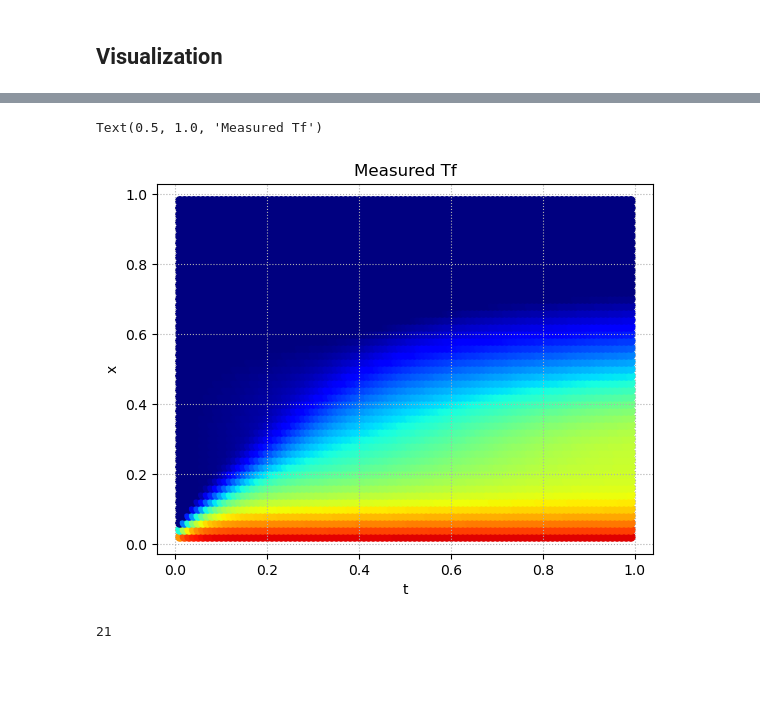
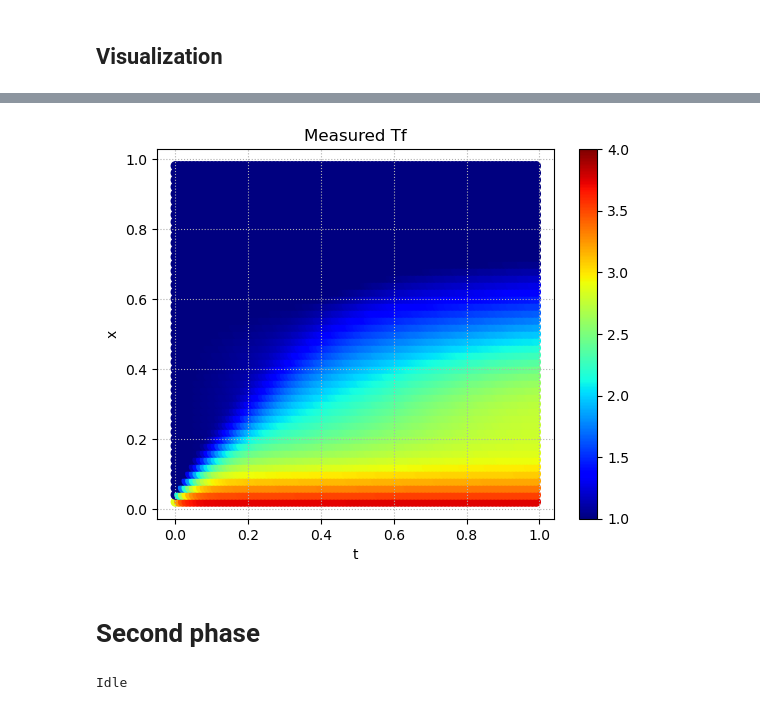
Before and after one commit to carlalozu/AICSE, a Jupyter notebook: project01/Proj1_Y24/Task2/PINNs_for_Inverse_Problems.ipynb, the cells around one changed output, grey strips where cells are left out. Drawn from its saved outputs; the diff is of its cells as text; code cells hidden in the pictures; blank space fills up the shorter version.

Commit message:
separate pinss later phases

```diff
--- a/project01/Proj1_Y24/Task2/PINNs_for_Inverse_Problems.ipynb
+++ b/project01/Proj1_Y24/Task2/PINNs_for_Inverse_Problems.ipynb
@@ -98,19 +102,13 @@ pinn.plot()
-# %%
-plt.scatter(
-    input_meas_[:, 0],
-    input_meas_[:, 1],
-    c=output_meas_,
-    cmap="jet",
-    clim=(1, 4)
-)
-plt.xlabel("t")
-plt.ylabel("x")
-plt.grid(True, which="both", ls=":")
-plt.title(f"Measured Tf")
-# %% [output]
-Text(0.5, 1.0, 'Measured Tf')
-[figure, removed]
-# %%
-64//3
-# %% [output]
-21
+# %%
+pinn.plot_reference()
+# %% [output]
+[figure, added]
+# %% [markdown]
+# Second phase
+# %%
+t0 = 1
+tf = 2
+
+pinn_2 = PinnLaterPhase(n_int, n_sb, n_tb, t0, tf, pinn, **kwargs)
+# %% [output]
+Idle
```
Also changed, not shown: parts of 16 cells of this notebook, 3 other files.
